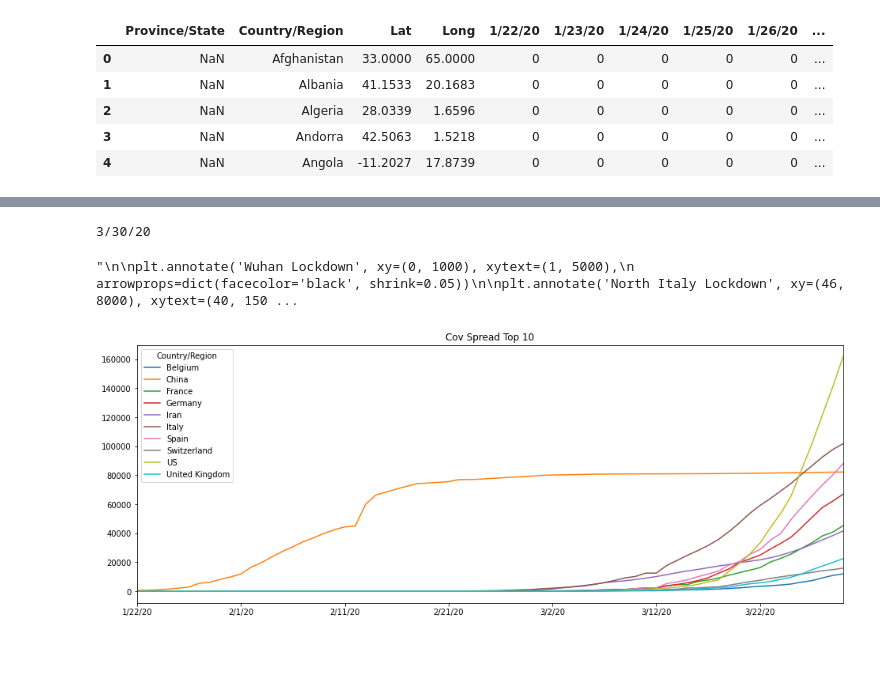
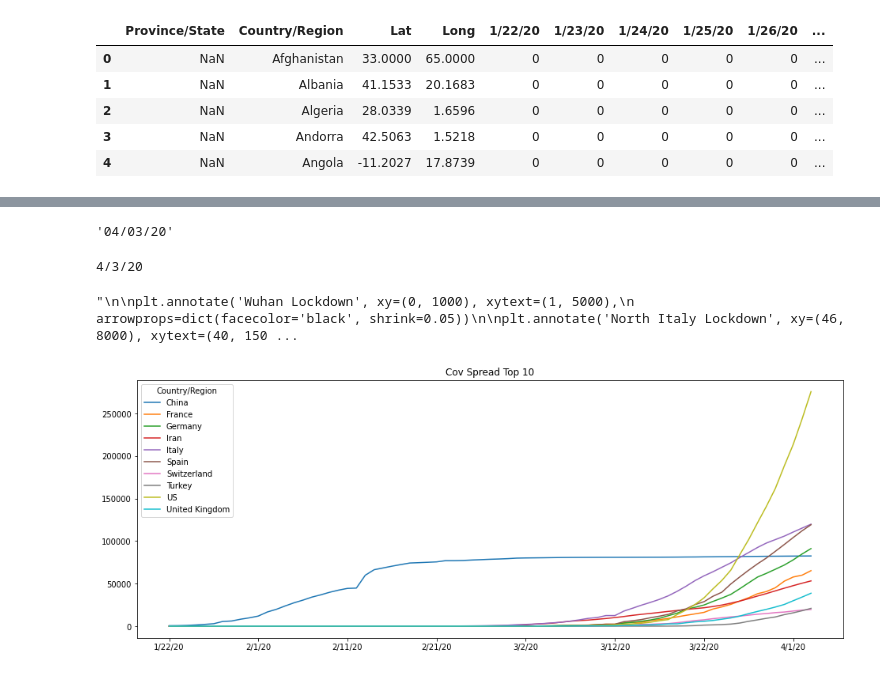
Before and after one commit to rajivsresearch/Corona, a Jupyter notebook: Corona Heatmap/Visualize_Covid19_Dataset.ipynb, the cells around one changed output, grey strips where cells are left out. Drawn from its saved outputs; the diff is of its cells as text; code cells hidden in the pictures.

```diff
--- a/Corona Heatmap/Visualize_Covid19_Dataset.ipynb
+++ b/Corona Heatmap/Visualize_Covid19_Dataset.ipynb
@@ -50,33 +50,38 @@ Text(0.5, 1.0, 'Cov Heat Map')
 # %%
 yday = (dt.datetime.today() - dt.timedelta(days=1)).strftime('%m/%d/%y')
+yday
+# %% [output]
+'04/03/20'
-# %%
-if yday[0] == '0':
-  yday = yday[1:]
-
-print(yday)
-# %% [output]
-3/30/20
+# %%
+datestr = ''
+for datepart in yday.split('/'):
+  datestr = datestr + '/' + str(int(datepart))
+
+datestr = datestr[1:]
+print(datestr)
+# %% [output]
+4/3/20
 # %%
-top10 = df1.drop(['Province/State', 'Lat', 'Long'], axis=1).groupby('Country/Region').sum().sort_values(yday, ascending=False).head(10).index.values
+top10 = df1.drop(['Province/State', 'Lat', 'Long'], axis=1).groupby('Country/Region').sum().sort_values(datestr, ascending=False).head(10).index.values
 # %%
 f2 = df1['Country/Region'].isin(top10)
 data = df1.loc[f2,:].drop(['Province/State', 'Lat', 'Long'], axis=1).groupby('Country/Region').sum()
 
 fig, ax = plt.subplots(figsize=(16,6))
 data.T.plot(ax=ax)
-plt.title('Cov Spread Top 10')
+plt.title('Cov Spread Top 10 Countries')
 
 '''
 
 plt.annotate('Wuhan Lockdown', xy=(0, 1000), xytext=(1, 5000),
             arrowprops=dict(facecolor='black', shrink=0.05))
 
 plt.annotate('North Italy Lockdown', xy=(46, 8000), xytext=(40, 15000),
             arrowprops=dict(facecolor='black', shrink=0.05))
 
 #plt.savefig('Cov Spread.png')
 
 '''
 # %% [output]
 "\n\nplt.annotate('Wuhan Lockdown', xy=(0, 1000), xytext=(1, 5000),\n            arrowprops=dict(facecolor='black', shrink=0.05))\n\nplt.annotate('North Italy Lockdown', xy=(46, 8000), xytext=(40, 150 ...
-[figure, old version]
+[figure, new version]
```
Also changed, not shown: parts of 3 cells of this notebook.
